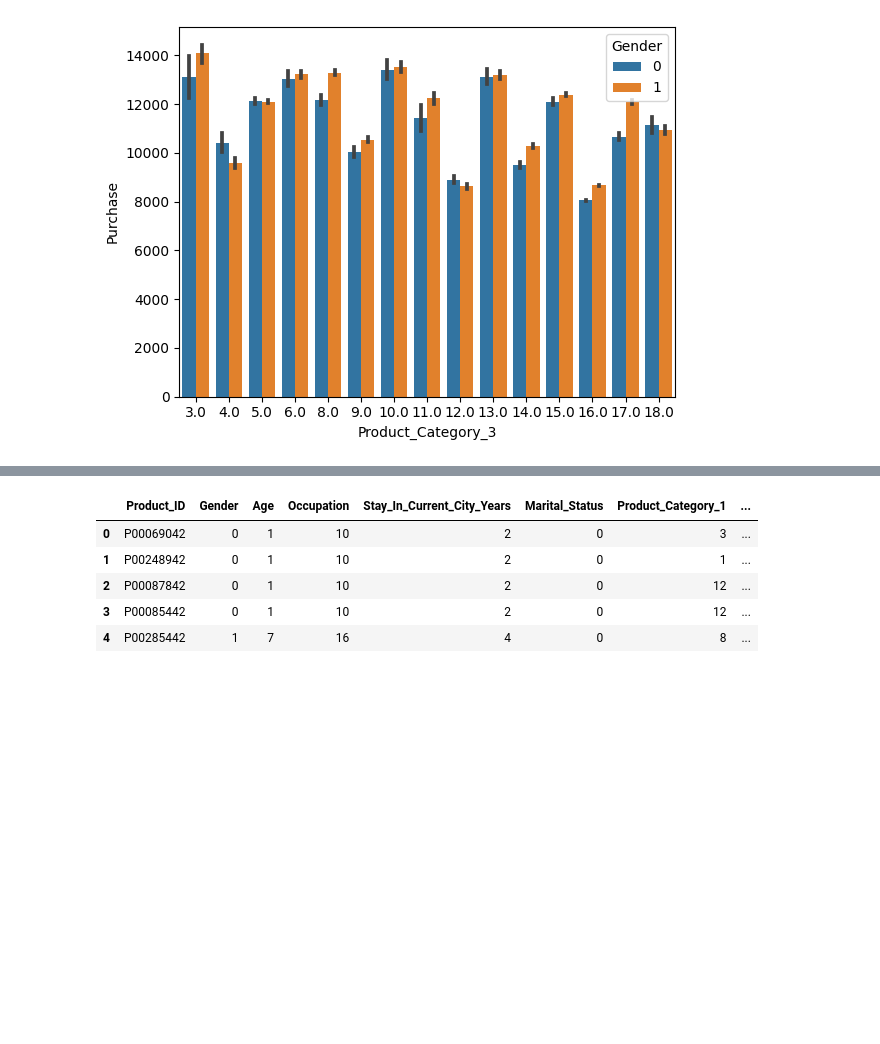
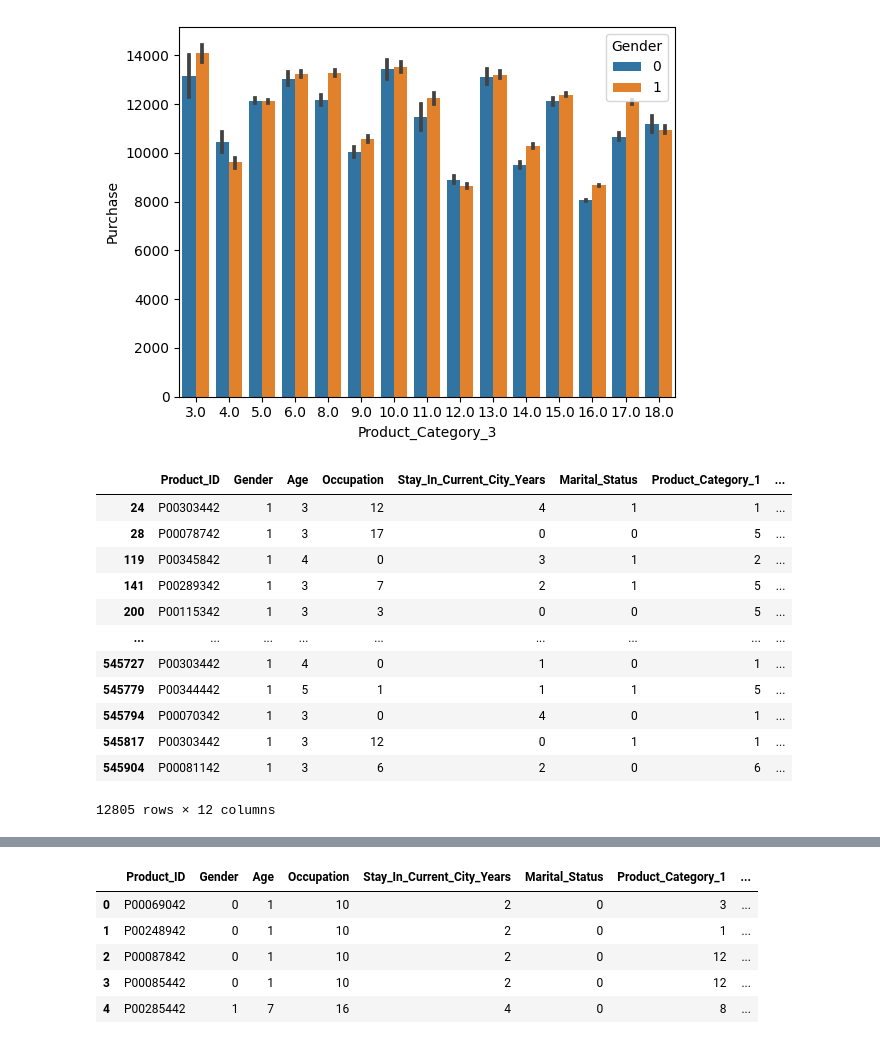
Before and after one commit to Sonalisurvee/Data_Science_Practice-_Set1, a Jupyter notebook: EDA/Black friday/Second_Df.ipynb, the cells around one changed output, grey strips where cells are left out. Drawn from its saved outputs; the diff is of its cells as text; code cells hidden in the pictures; blank space fills up the shorter version.

```diff
--- a/EDA/Black friday/Second_Df.ipynb
+++ b/EDA/Black friday/Second_Df.ipynb
@@ -14,7 +14,7 @@ A retail company “ABC Private Limited” wants to understand the customer purc
 Now, they want to build a model to predict the purchase amount of customer against various products which will help them to create personalized offer for customers against different products.
 # %%
 #importing the dataset
-df_train=pd.read_csv('Black friday/train.csv')
+df_train=pd.read_csv('train.csv')
 df_train.head()
 # df_train.shape # (550068, 12)
 # %% [output]
@@ -25,7 +25,7 @@ df_train.head()
 | 3 | 1000001 | P00085442 | F | 0-17 | 10 | A | 2 | ... |
 | 4 | 1000002 | P00285442 | M | 55+ | 16 | C | 4+ | ... |
 # %%
-df_test=pd.read_csv('Black friday/test.csv')
+df_test=pd.read_csv('test.csv')
 df_test.head()
 # df_test.shape #(233599, 11)
 # %% [output]
@@ -396,4 +396,20 @@ sas.barplot(x='Product_Category_3',y='Purchase',hue='Gender',data=df)
 # %%
 # df.Occupation.unique() # array([10, 16, 15,  7, 20,  9,  1, 12, 17,  0,  3,  4, 11,  8, 19,  2, 18,5, 14, 13,  6])
 # df.Purchase.unique() # array([ 8370., 15200.,  1422., ...,   123.,   613.,    nan])
 # df.Product_Category_3.unique()  #array([16., 14., 17.,  5.,  4., 15.,  8.,  9., 13.,  6., 12.,  3., 18.,11., 10.])
+s = (df.Product_Category_3 == 14.0) & (df.Gender == 1) & (~df.Purchase.isnull())
+df[s]
+# %% [output]
+|  | Product_ID | Gender | Age | Occupation | Stay_In_Current_City_Years | Marital_Status | Product_Category_1 | ... |
+| 24 | P00303442 | 1 | 3 | 12 | 4 | 1 | 1 | ... |
+| 28 | P00078742 | 1 | 3 | 17 | 0 | 0 | 5 | ... |
+| 119 | P00345842 | 1 | 4 | 0 | 3 | 1 | 2 | ... |
+| 141 | P00289342 | 1 | 3 | 7 | 2 | 1 | 5 | ... |
+| 200 | P00115342 | 1 | 3 | 3 | 0 | 0 | 5 | ... |
+| ... | ... | ... | ... | ... | ... | ... | ... | ... |
+| 545727 | P00303442 | 1 | 4 | 0 | 1 | 0 | 1 | ... |
+| 545779 | P00344442 | 1 | 5 | 1 | 1 | 1 | 5 | ... |
+| 545794 | P00070342 | 1 | 3 | 0 | 4 | 0 | 1 | ... |
+| 545817 | P00303442 | 1 | 3 | 12 | 0 | 1 | 1 | ... |
+| 545904 | P00081142 | 1 | 3 | 6 | 2 | 0 | 6 | ... |
+12805 rows × 12 columns
```
Also changed, not shown: parts of 2 cells of this notebook, 6 other files.
